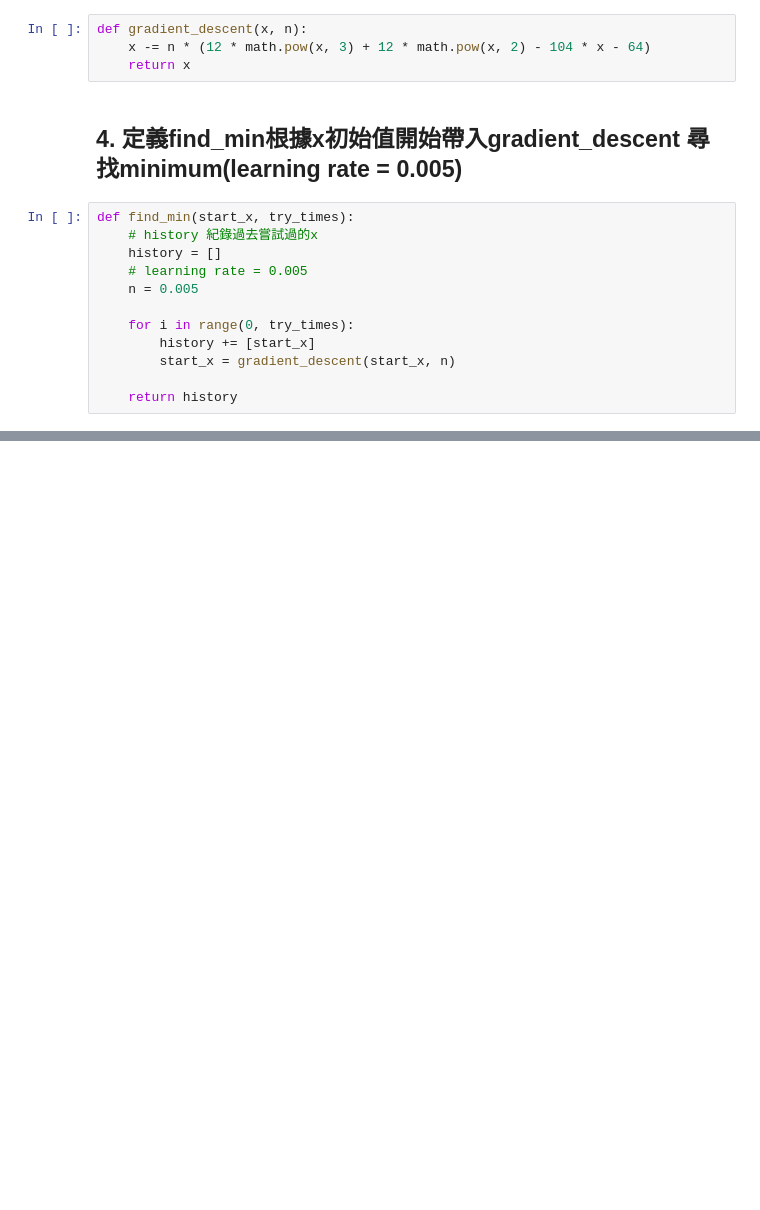
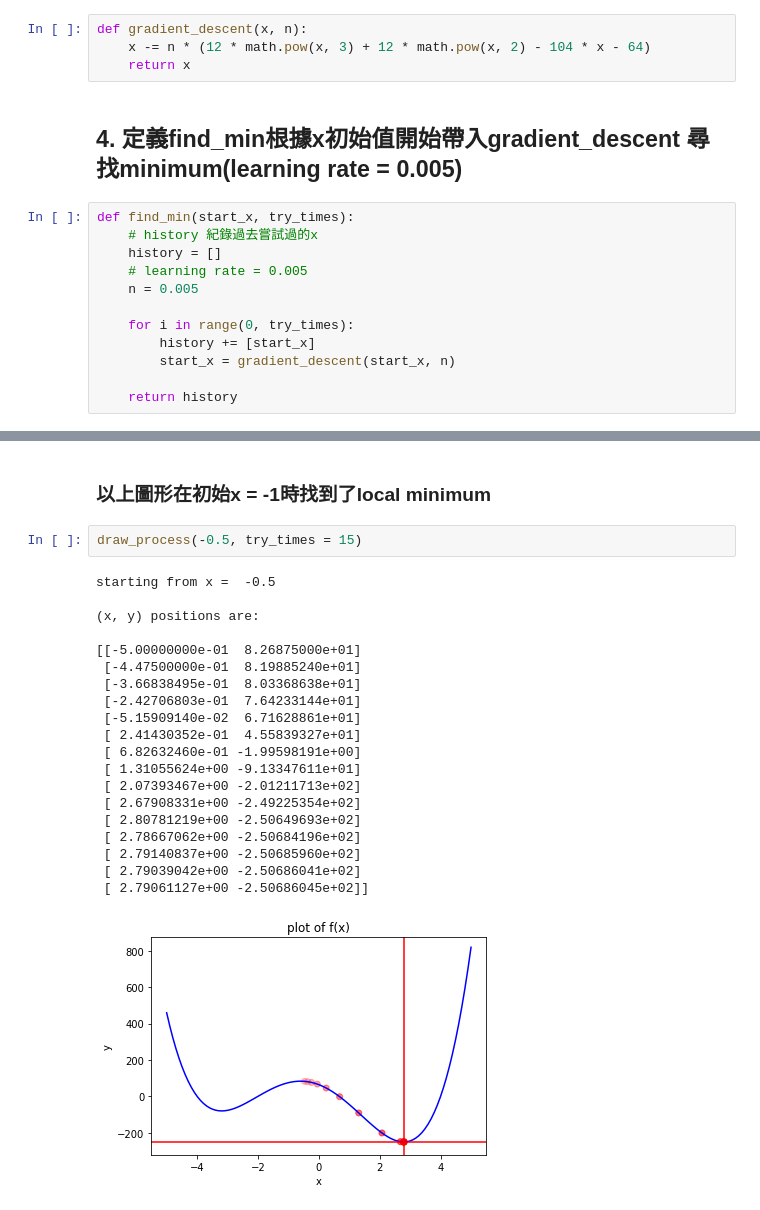
Before and after one commit to juichiehchang/pythonML, a Jupyter notebook: HW6.ipynb, the cells around one changed output, grey strips where cells are left out. Drawn from its saved outputs; the diff is of its cells as text; blank space fills up the shorter version.

```diff
--- a/HW6.ipynb
+++ b/HW6.ipynb
@@ -77,0 +99,25 @@ interactive(children=(IntSlider(value=5, description='try_times', max=20, min=1)
+# %% [markdown]
+### 以上圖形在初始x = -1時找到了local minimum
+# %%
+draw_process(-0.5, try_times = 15)
+# %% [output]
+starting from x =  -0.5
+
+(x, y) positions are:
+
+[[-5.00000000e-01  8.26875000e+01]
+ [-4.47500000e-01  8.19885240e+01]
+ [-3.66838495e-01  8.03368638e+01]
+ [-2.42706803e-01  7.64233144e+01]
+ [-5.15909140e-02  6.71628861e+01]
+ [ 2.41430352e-01  4.55839327e+01]
+ [ 6.82632460e-01 -1.99598191e+00]
+ [ 1.31055624e+00 -9.13347611e+01]
+ [ 2.07393467e+00 -2.01211713e+02]
+ [ 2.67908331e+00 -2.49225354e+02]
+ [ 2.80781219e+00 -2.50649693e+02]
+ [ 2.78667062e+00 -2.50684196e+02]
+ [ 2.79140837e+00 -2.50685960e+02]
+ [ 2.79039042e+00 -2.50686041e+02]
+ [ 2.79061127e+00 -2.50686045e+02]]
+[figure, added]
```
Also changed, not shown: parts of 7 cells of this notebook.
